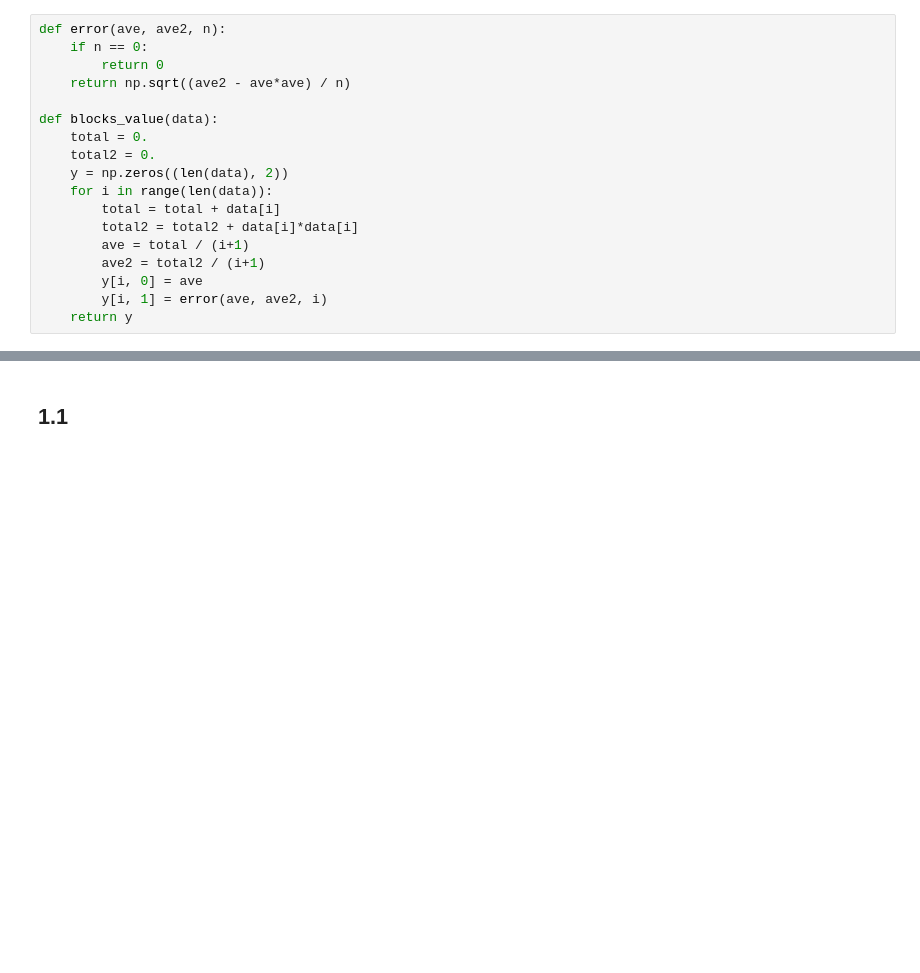
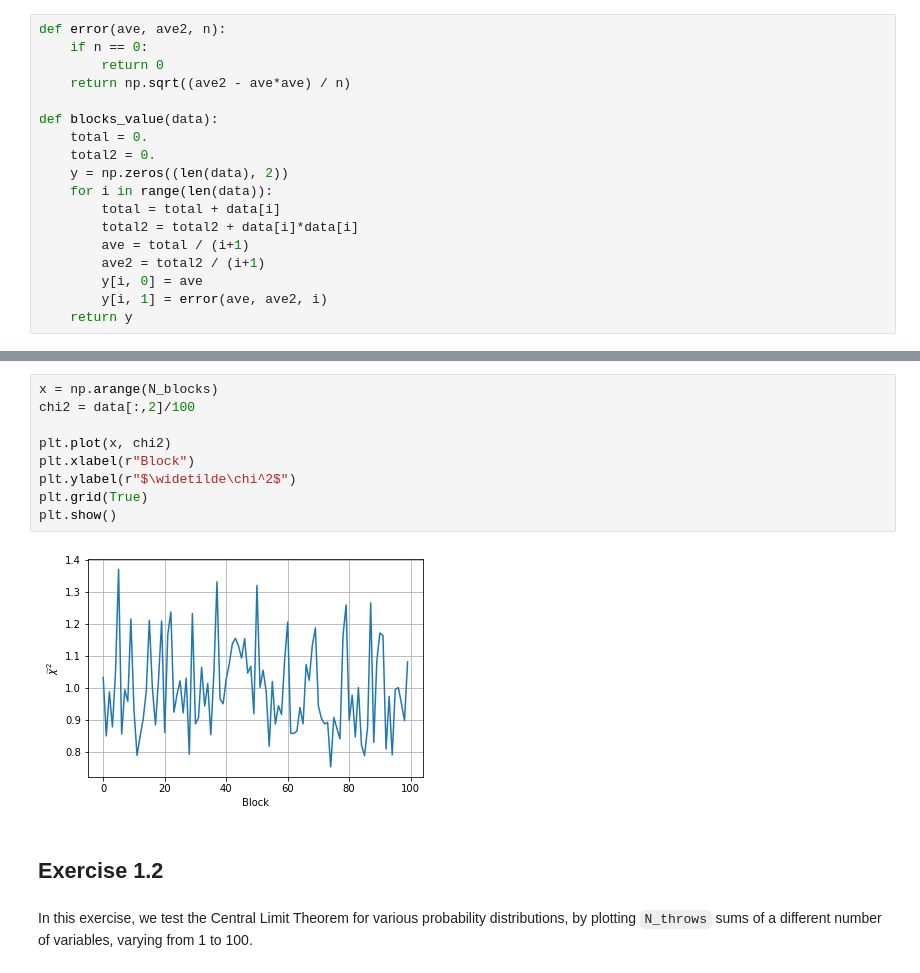
Before and after one commit to teozec/numerical-simulation, a Jupyter notebook: 1/1.ipynb, the cells around one changed output, grey strips where cells are left out. Drawn from its saved outputs; the diff is of its cells as text; blank space fills up the shorter version.

Commit message:
Comment lesson 1 exercises

```diff
--- a/1/1.ipynb
+++ b/1/1.ipynb
@@ -22,2 +92,15 @@ def blocks_value(data):
+# %%
+x = np.arange(N_blocks)
+chi2 = data[:,2]/100
+
+plt.plot(x, chi2)
+plt.xlabel(r"Block")
+plt.ylabel(r"$\widetilde\chi^2$")
+plt.grid(True)
+plt.show()
+# %% [output]
+[figure, added]
 # %% [markdown]
-## 1.1
+## Exercise 1.2
+# %% [markdown]
+In this exercise, we test the Central Limit Theorem for various probability distributions, by plotting `N_throws` sums of a different number of variables, varying from 1 to 100.
```
Also changed, not shown: parts of 32 cells of this notebook, 4 other files.
